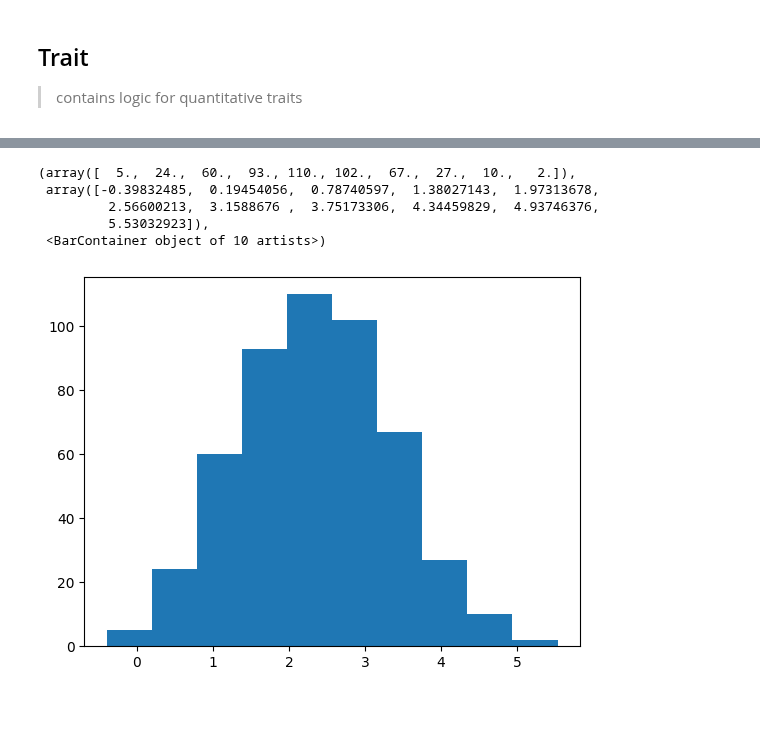
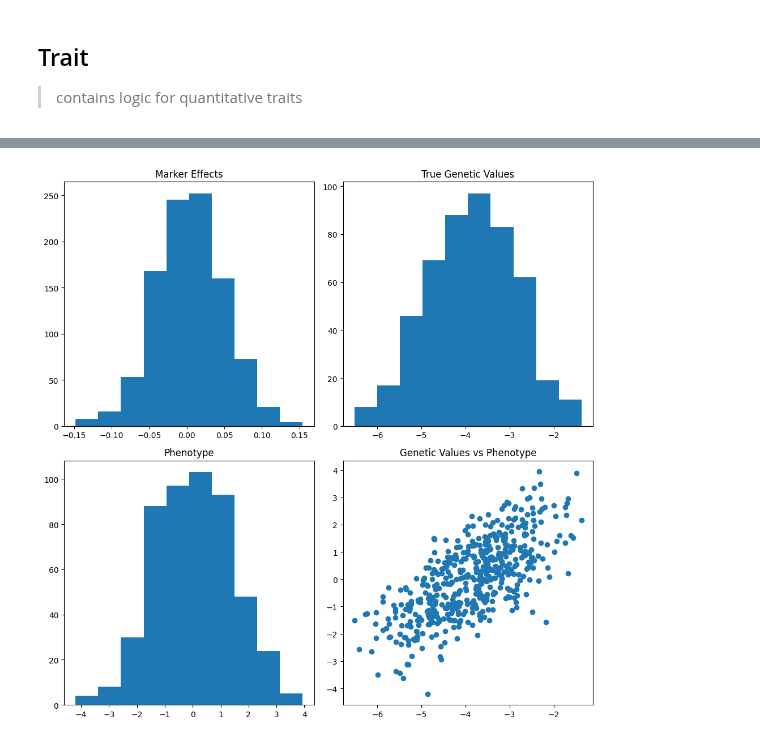
Before and after one commit to cjGO/burbankai, a Jupyter notebook: nbs/02_trait.ipynb, the cells around one changed output, grey strips where cells are left out. Saved outputs shown, nothing was run; the diff lists cells and outputs as text; code cells hidden in the pictures; blank space fills up the shorter version.

Commit message:
added simparam and fixed traitA

```diff
--- a/nbs/02_trait.ipynb
+++ b/nbs/02_trait.ipynb
@@ -295,9 +79,0 @@ plt.hist([x for x in trait_A.additive_effects.flatten().numpy() if x != 0])
-# %%
-plt.hist(trait_A.calculate_genetic_value(founder_pop))
-# %% [output]
-(array([  5.,  24.,  60.,  93., 110., 102.,  67.,  27.,  10.,   2.]),
- array([-0.39832485,  0.19454056,  0.78740597,  1.38027143,  1.97313678,
-         2.56600213,  3.1588676 ,  3.75173306,  4.34459829,  4.93746376,
-         5.53032923]),
- <BarContainer object of 10 artists>)
-[figure, removed]
@@ -304,3 +217,52 @@ plt.hist(trait_A.calculate_genetic_value(founder_pop))
+# %%
+ploidy = 2
+number_chromosomes = 10
+loci_per_chromosome = 100
+genetic_map = create_random_genetic_map(number_chromosomes,loci_per_chromosome)
+crop_genome = Genome(ploidy, number_chromosomes, loci_per_chromosome, genetic_map)
+
+n_founders = 500
+founder_pop = create_random_founder_pop(crop_genome , n_founders)
+simparam = SimParam
+simparam.founder_pop = founder_pop
+simparam.genome = crop_genome
+
+
+#add a single additive trait
+qtl_loci = 100
+qtl_map = select_qtl_loci(qtl_loci,simparam.genome)
+
+ta = TraitA(qtl_map,simparam,0, 1)
+ta.sample_initial_effects()
+ta.scale_genetic_effects()
+ta.calculate_intercept()
+
+# Create a 2x2 grid of plots
+fig, axs = plt.subplots(2, 2, figsize=(10, 10))  # Adjust figsize as needed
+
+# Plot 1: Scaled Effects Histogram
+axs[0, 0].hist(ta.scaled_effects.flatten())
+axs[0, 0].set_title('Marker Effects')
+
+# Plot 2: True Genetic Values Histogram
+genetic_values = ta.calculate_genetic_values(simparam.founder_pop)
+axs[0, 1].hist(genetic_values)
+axs[0, 1].set_title('True Genetic Values')
+
+# Plot 3: Phenotype Histogram
+phenotypes = ta.phenotype(simparam.founder_pop, h2=0.5)  # Assuming 'h2' is a parameter for heritability in the phenotype method
+axs[1, 0].hist(phenotypes)
+axs[1, 0].set_title('Phenotype')
+
+# Plot 4: Scatter Plot of Genetic Values vs Phenotypes
+axs[1, 1].scatter(genetic_values, phenotypes)
+axs[1, 1].set_title('Genetic Values vs Phenotype')
+
+# Display the plots
+plt.tight_layout()  # Adjust layout to prevent overlap
+plt.show()
+# %% [output]
+[figure, added]
 # %%
 #| hide
 import nbdev; nbdev.nbdev_export()
```
Also changed, not shown: parts of 7 cells of this notebook, 8 other files.
